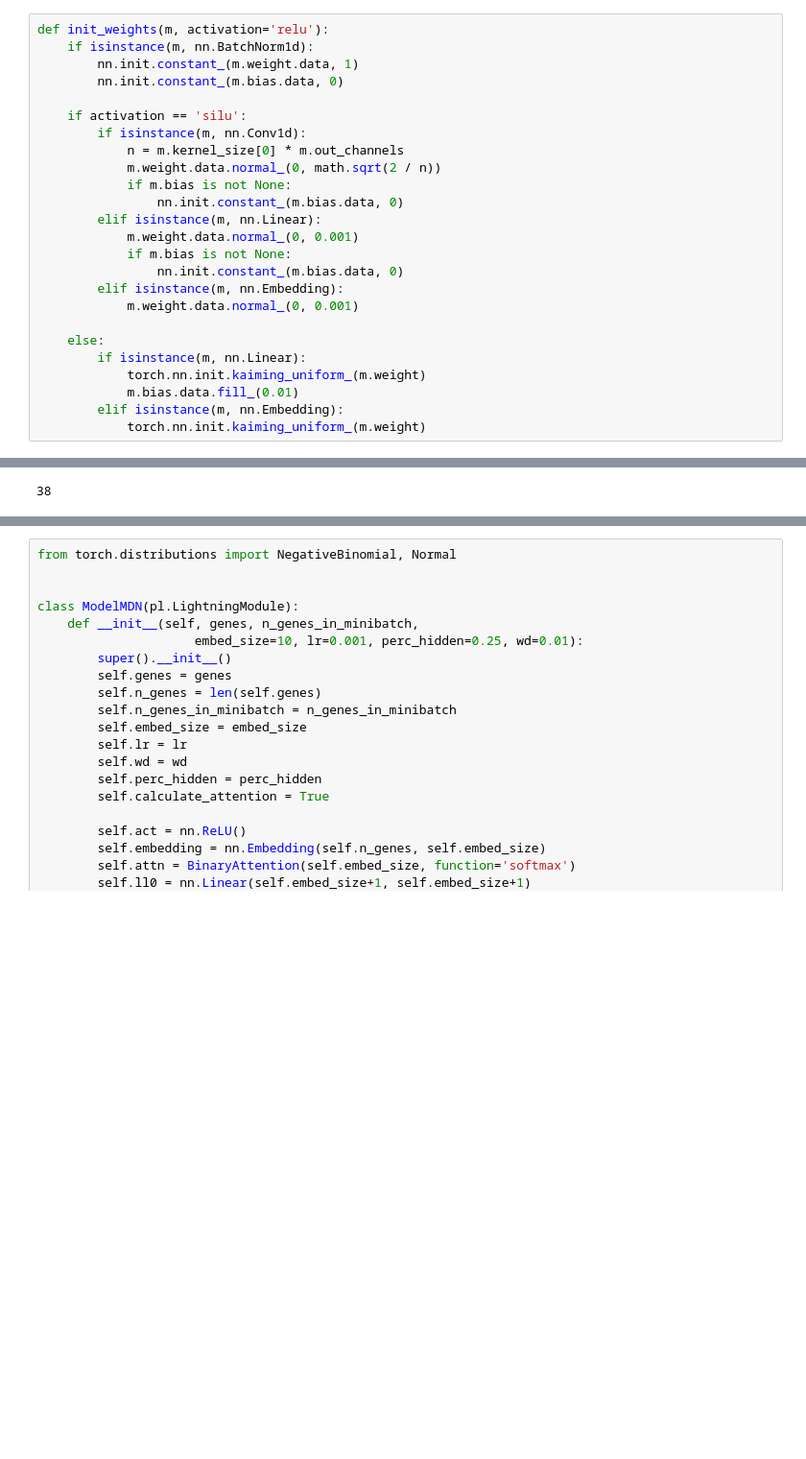
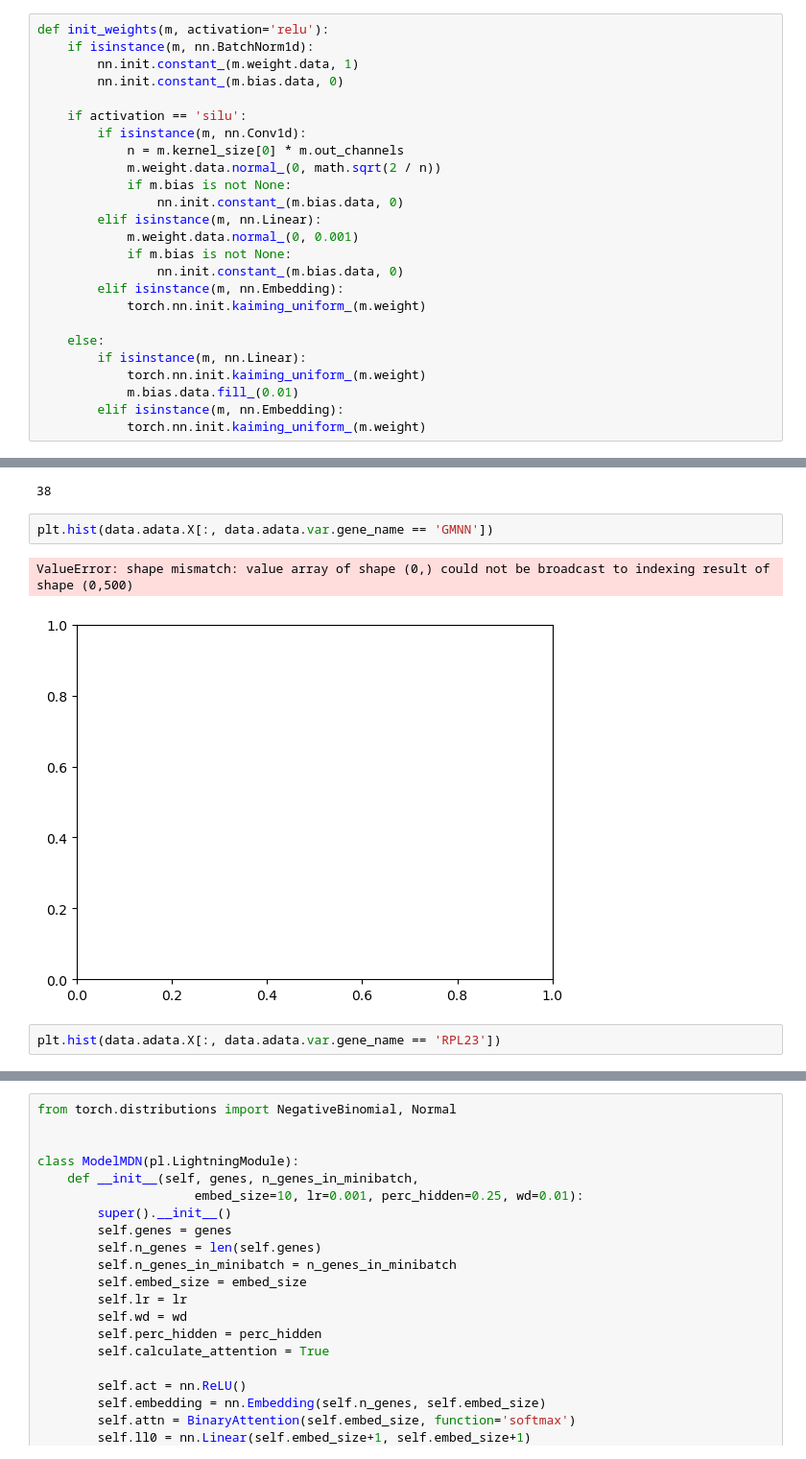
Before and after one commit to artemy-bakulin/causal, a Jupyter notebook: nbs/Development.ipynb, the cells around one changed output, grey strips where cells are left out. Shown at 96% size. Saved outputs shown, nothing was run; the diff lists cells and outputs as text; blank space fills up the shorter version.

```diff
--- a/nbs/Development.ipynb
+++ b/nbs/Development.ipynb
@@ -281,7 +376,7 @@ def init_weights(m, activation='relu'):
             if m.bias is not None:
                 nn.init.constant_(m.bias.data, 0)
         elif isinstance(m, nn.Embedding):
-            m.weight.data.normal_(0, 0.001)
+            torch.nn.init.kaiming_uniform_(m.weight)
 
     else:
         if isinstance(m, nn.Linear):
@@ -789,4 +1055,11 @@ plt.hist((Adj>0).sum(1))
 max(Adj.sum(1))
 # %% [output]
 38
+# %%
+plt.hist(data.adata.X[:, data.adata.var.gene_name == 'GMNN'])
+# %% [output]
+ValueError: shape mismatch: value array of shape (0,) could not be broadcast to indexing result of shape (0,500)
+[figure, added]
+# %%
+plt.hist(data.adata.X[:, data.adata.var.gene_name == 'RPL23'])
 # %%
```
Also changed, not shown: parts of 25 cells of this notebook.
